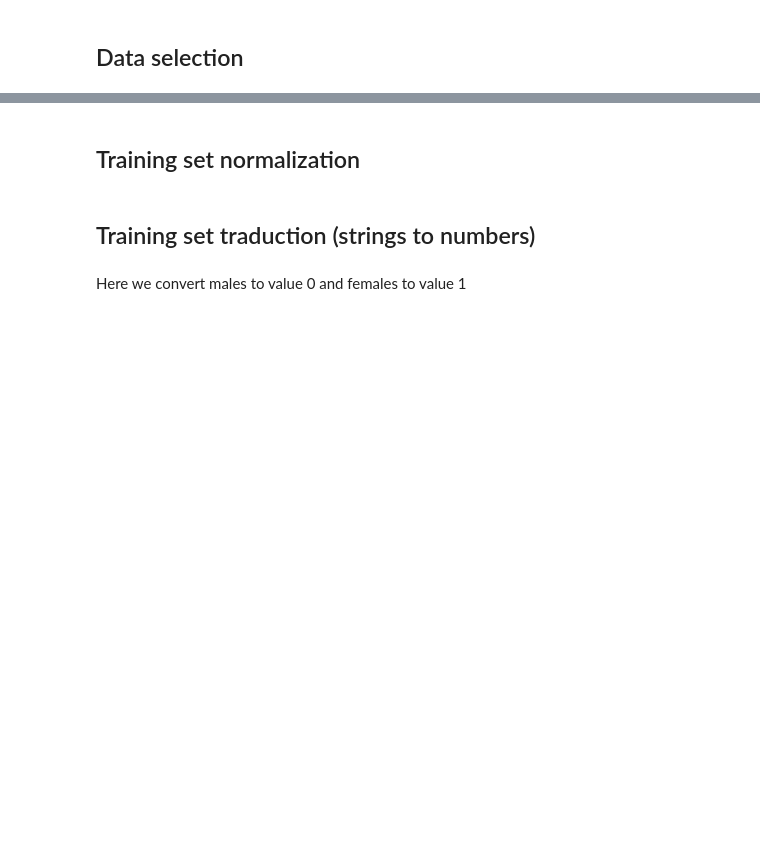
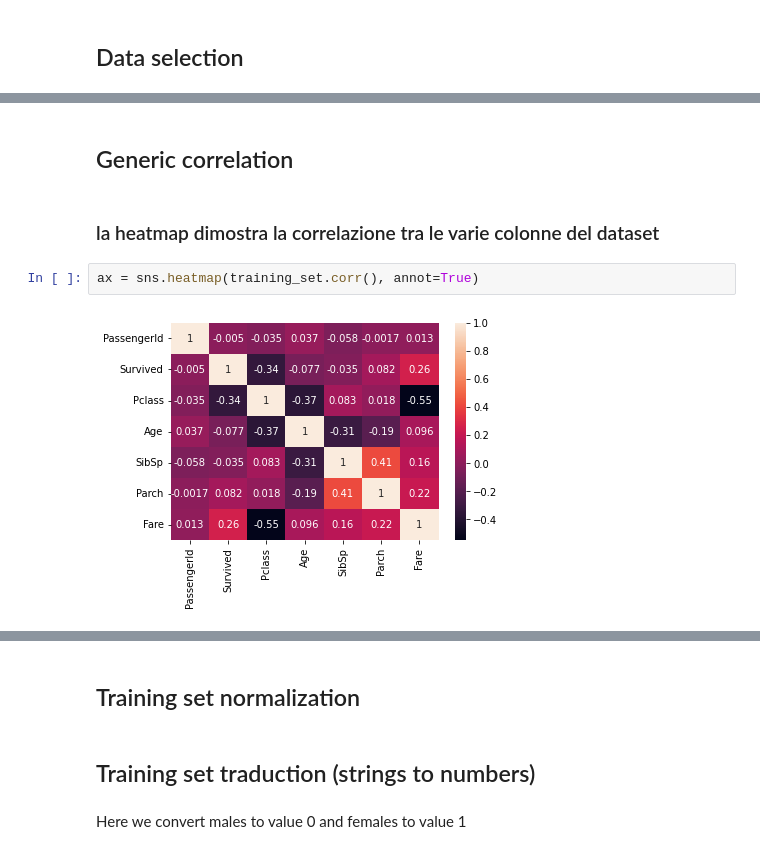
Before and after one commit to Fedege98/TitanicKaggle, a Jupyter notebook: titanicchallenge.ipynb, the cells around one changed output, grey strips where cells are left out. Saved outputs shown, nothing was run; the diff lists cells and outputs as text; blank space fills up the shorter version.

```diff
--- a/titanicchallenge.ipynb
+++ b/titanicchallenge.ipynb
@@ -109,0 +113,8 @@ memory usage: 41.9+ KB
+# %% [markdown]
+## Generic correlation
+# %% [markdown]
+### la heatmap dimostra la correlazione tra le varie colonne del dataset
+# %%
+ax = sns.heatmap(training_set.corr(), annot=True)
+# %% [output]
+[figure, added]
```
Also changed, not shown: parts of 47 cells of this notebook.
